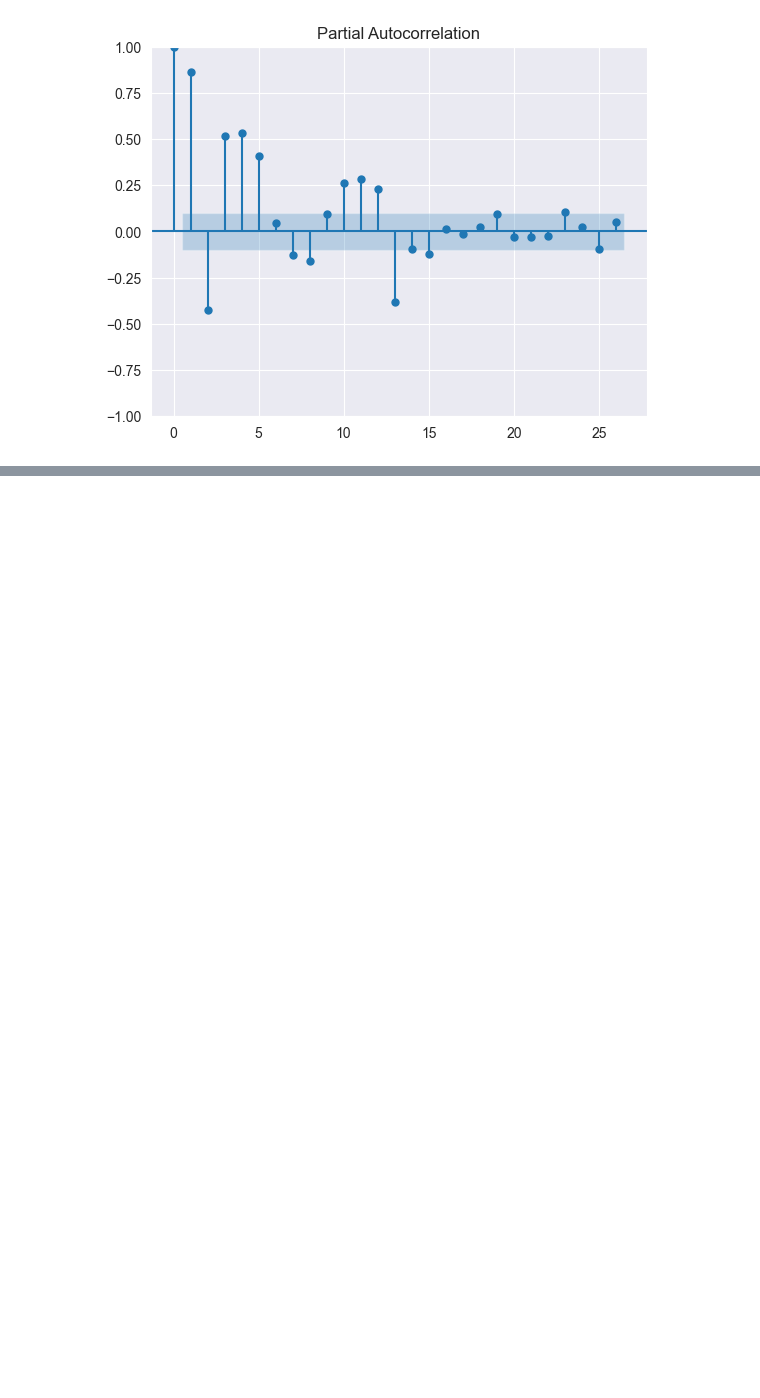
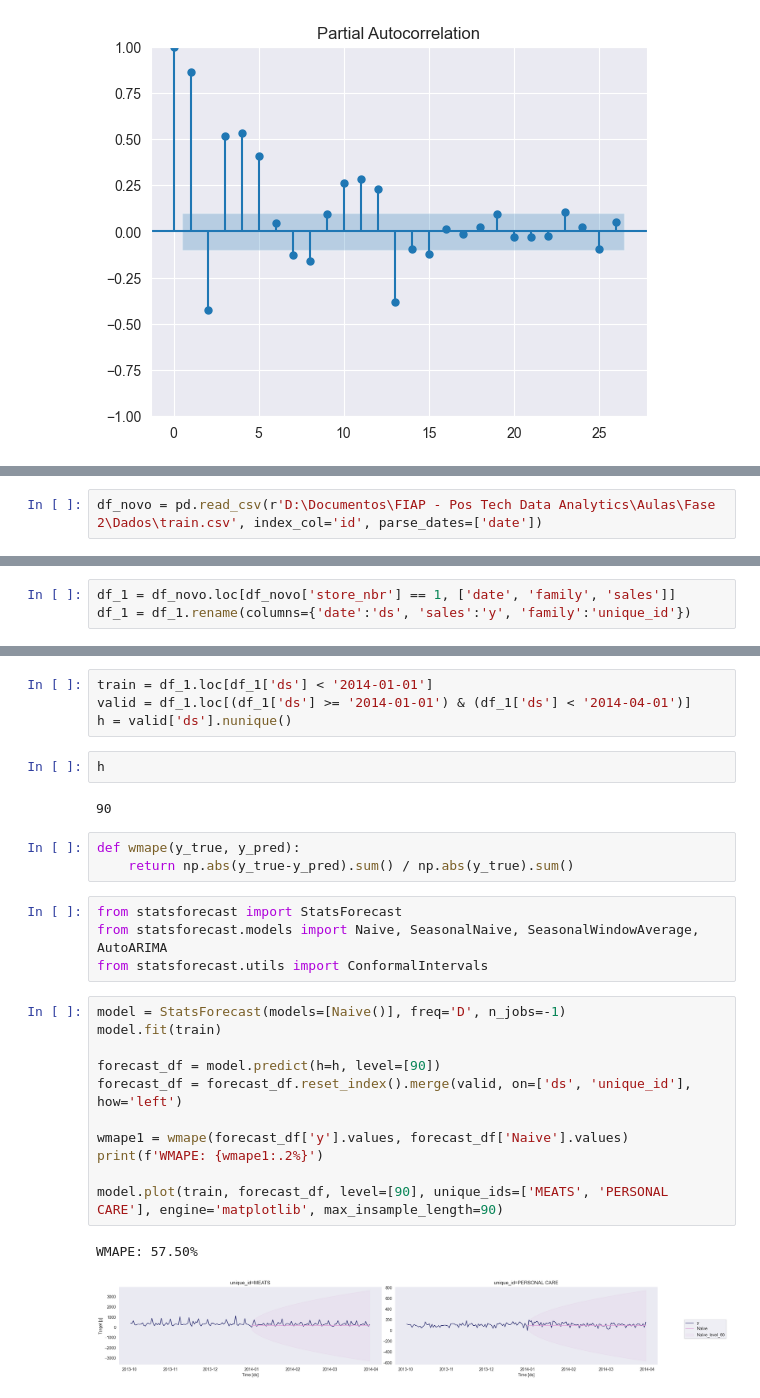
Before and after one commit to torvess/EDA_Serie_temporal_Jun-2024, a Jupyter notebook: times_series.ipynb, the cells around one changed output, grey strips where cells are left out. Cells and saved outputs as stored; diff of their text form; blank space fills up the shorter version.

```diff
--- a/times_series.ipynb
+++ b/times_series.ipynb
@@ -218,0 +221,2 @@ plt.show()
+# %%
+df_novo = pd.read_csv(r'D:\Documentos\FIAP - Pos Tech Data Analytics\Aulas\Fase 2\Dados\train.csv', index_col='id', parse_dates=['date'])
@@ -218,0 +263,3 @@ plt.show()
+# %%
+df_1 = df_novo.loc[df_novo['store_nbr'] == 1, ['date', 'family', 'sales']]
+df_1 = df_1.rename(columns={'date':'ds', 'sales':'y', 'family':'unique_id'})
@@ -218,0 +283,29 @@ plt.show()
+# %%
+train = df_1.loc[df_1['ds'] < '2014-01-01']
+valid = df_1.loc[(df_1['ds'] >= '2014-01-01') & (df_1['ds'] < '2014-04-01')]
+h = valid['ds'].nunique()
+# %%
+h
+# %% [output]
+90
+# %%
+def wmape(y_true, y_pred):
+    return np.abs(y_true-y_pred).sum() / np.abs(y_true).sum()
+# %%
+from statsforecast import StatsForecast
+from statsforecast.models import Naive, SeasonalNaive, SeasonalWindowAverage, AutoARIMA
+from statsforecast.utils import ConformalIntervals
+# %%
+model = StatsForecast(models=[Naive()], freq='D', n_jobs=-1)
+model.fit(train)
+
+forecast_df = model.predict(h=h, level=[90])
+forecast_df = forecast_df.reset_index().merge(valid, on=['ds', 'unique_id'], how='left')
+
+wmape1 = wmape(forecast_df['y'].values, forecast_df['Naive'].values)
+print(f'WMAPE: {wmape1:.2%}')
+
+model.plot(train, forecast_df, level=[90], unique_ids=['MEATS', 'PERSONAL CARE'], engine='matplotlib', max_insample_length=90)
+# %% [output]
+WMAPE: 57.50%
+[figure, added]
```
Also changed, not shown: parts of 11 cells of this notebook.
